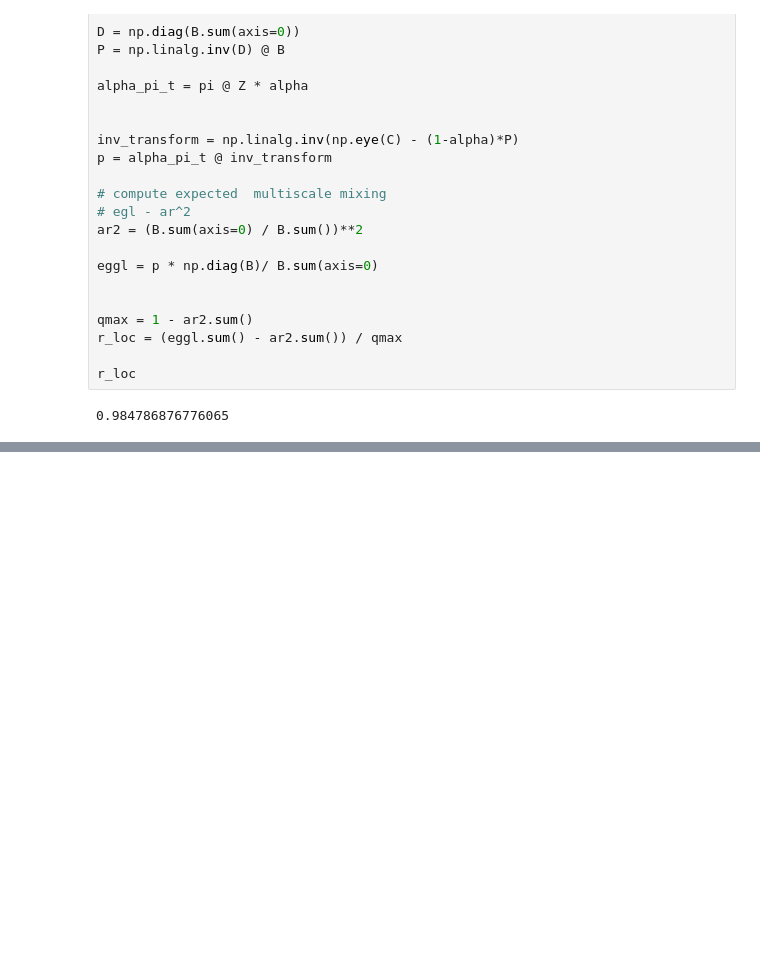
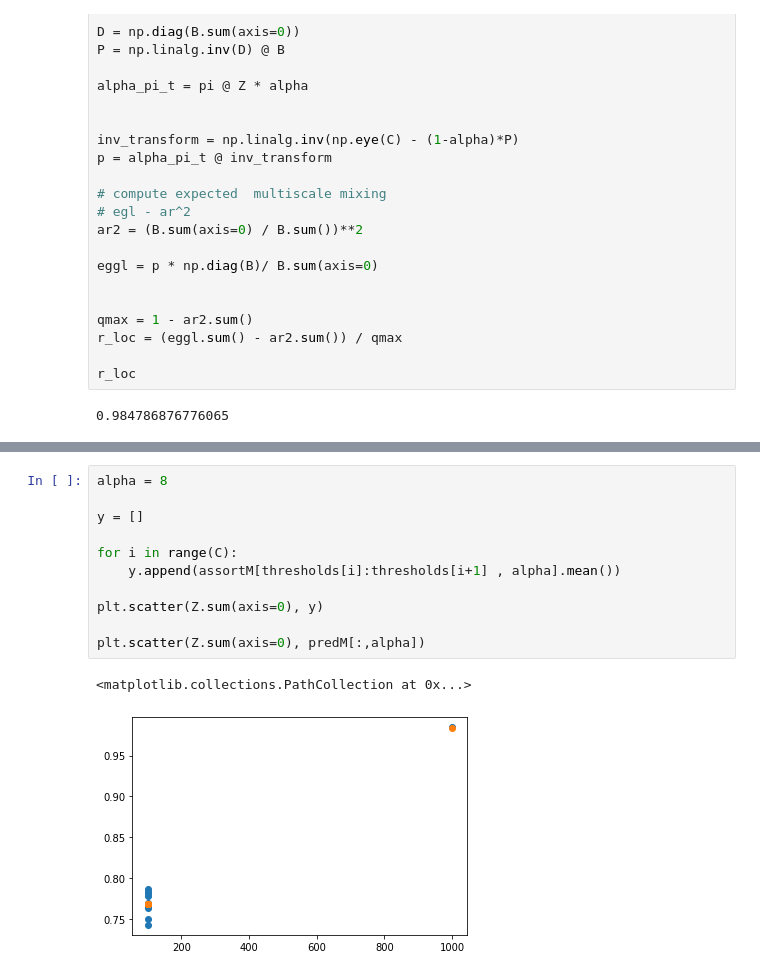
Before and after one commit to rebeku/MultiscaleMixing, a Jupyter notebook: notebooks/DC SBM.ipynb, the cells around one changed output, grey strips where cells are left out. Drawn from its saved outputs; the diff is of its cells as text; blank space fills up the shorter version.

```diff
--- a/notebooks/DC SBM.ipynb
+++ b/notebooks/DC SBM.ipynb
@@ -239,0 +379,14 @@ Z.shape
+# %%
+alpha = 8
+
+y = []
+
+for i in range(C):
+    y.append(assortM[thresholds[i]:thresholds[i+1] , alpha].mean())
+
+plt.scatter(Z.sum(axis=0), y)
+
+plt.scatter(Z.sum(axis=0), predM[:,alpha])
+# %% [output]
+<matplotlib.collections.PathCollection at 0x...>
+[figure, added]
```
Also changed, not shown: parts of 20 cells of this notebook.
